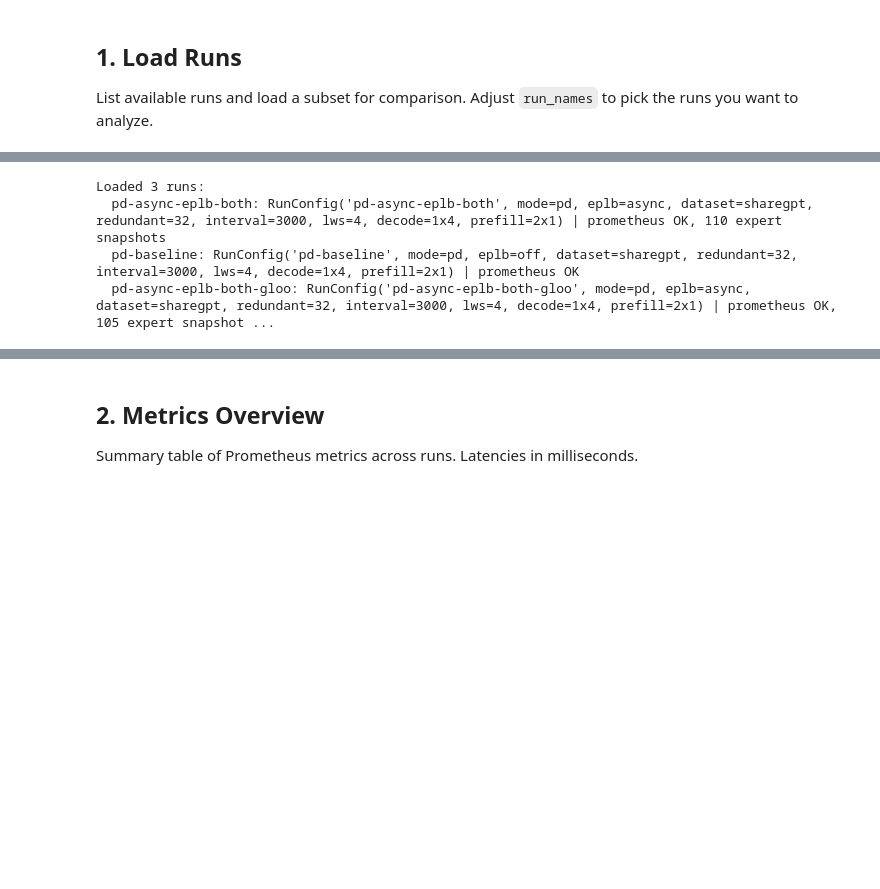
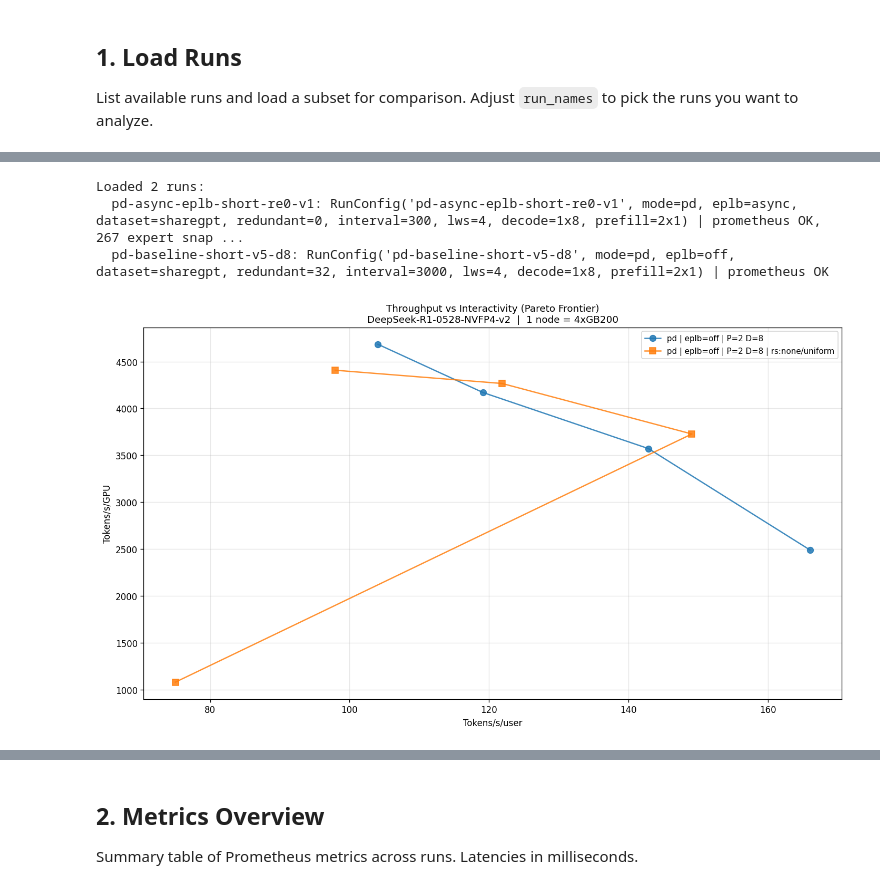
Before and after one commit to tlrmchlsmth/j-llm-d, a Jupyter notebook: benchmarks/eplb/eplb_benchmark_analysis.ipynb, the cells around one changed output, grey strips where cells are left out. Cells and saved outputs as stored; diff of their text form; code cells hidden in the pictures; blank space fills up the shorter version.

```diff
--- a/benchmarks/eplb/eplb_benchmark_analysis.ipynb
+++ b/benchmarks/eplb/eplb_benchmark_analysis.ipynb
@@ -59,8 +82,20 @@ Available runs:
 # %%
 # Edit this list to select which runs to compare
-run_names = list_runs()  # or e.g. ["pd-no-eplb", "pd-sync-eplb", "pd-async-eplb"]
-run_names = ["pd-async-eplb-both", "pd-baseline", "pd-async-eplb-both-gloo"]
-runs = {name: load_run(name) for name in run_names}
+# run_names = list_runs()  # or e.g. ["pd-no-eplb", "pd-sync-eplb", "pd-async-eplb"]
+
+# run_names = [
+#     "pd-async-eplb-short-re0-v1",
+#     "pd-baseline-short-v1-d8"
+# ]
+
+results_dir = "./load_1800_short"
+
+# selected = filter_runs(name_contains="short", mode="pd", custom=lambda n, r: r.config.num_redundant > 0)
+# selected = filter_runs(mode="pd", decode_pods=8, custom=lambda n, r: (r.config.step_interval > 10000 or r.config.eplb_mode in ["async"]) and r.config.num_redundant == 32)
+selected = filter_runs(results_dir=results_dir, mode="pd", decode_pods=8, fork="study_v2")
+# selected = filter_runs(mode="pd", decode_pods=4, name_excludes="short", custom=lambda n, c: c.num_redundant < 128)
+runs = {name: load_run(name, results_dir) for name in selected.keys()}
+
 print(f"Loaded {len(runs)} runs:")
 for name, run in runs.items():
     expert_info = ""
@@ -70,7 +105,10 @@ for name, run in runs.items():
     prom_info = "prometheus OK" if run.prometheus else "no prometheus"
     print(f"  {name}: {run.config} | {prom_info}{expert_info}")
 # %% [output]
-Loaded 3 runs:
-  pd-async-eplb-both: RunConfig('pd-async-eplb-both', mode=pd, eplb=async, dataset=sharegpt, redundant=32, interval=3000, lws=4, decode=1x4, prefill=2x1) | prometheus OK, 110 expert snapshots
-  pd-baseline: RunConfig('pd-baseline', mode=pd, eplb=off, dataset=sharegpt, redundant=32, interval=3000, lws=4, decode=1x4, prefill=2x1) | prometheus OK
-  pd-async-eplb-both-gloo: RunConfig('pd-async-eplb-both-gloo', mode=pd, eplb=async, dataset=sharegpt, redundant=32, interval=3000, lws=4, decode=1x4, prefill=2x1) | prometheus OK, 105 expert snapshot ...
+Loaded 2 runs:
+  pd-async-eplb-short-re0-v1: RunConfig('pd-async-eplb-short-re0-v1', mode=pd, eplb=async, dataset=sharegpt, redundant=0, interval=300, lws=4, decode=1x8, prefill=2x1) | prometheus OK, 267 expert snap ...
+  pd-baseline-short-v5-d8: RunConfig('pd-baseline-short-v5-d8', mode=pd, eplb=off, dataset=sharegpt, redundant=32, interval=3000, lws=4, decode=1x8, prefill=2x1) | prometheus OK
+# %%
+plot_pareto_frontier(runs)
+# %% [output]
+[figure, added]
```
Also changed, not shown: parts of 23 cells of this notebook, 10 other files.
